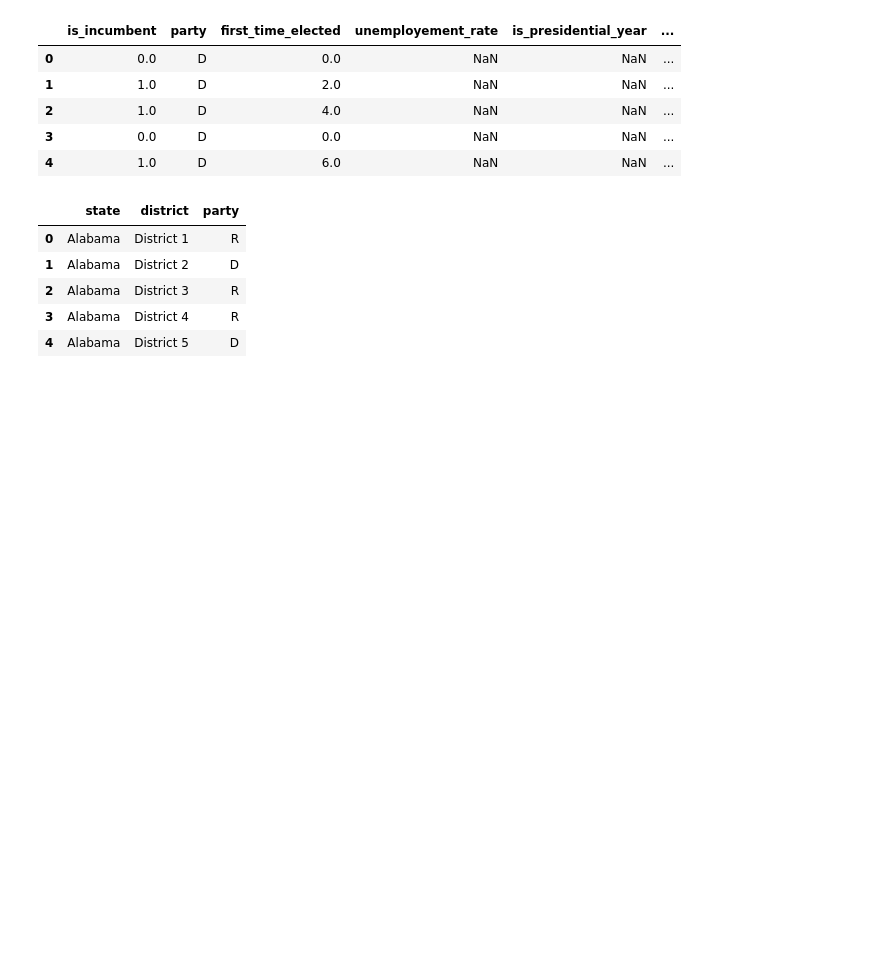
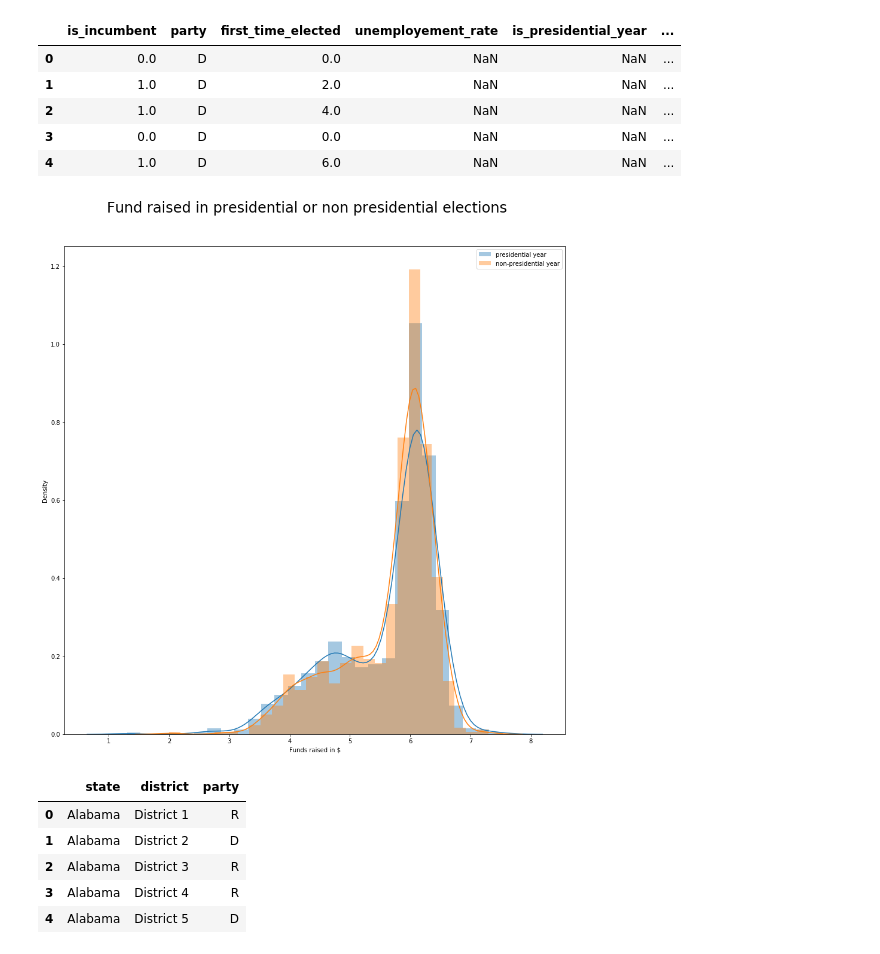
Before and after one commit to pmary/harvard_E-109A_final, a Jupyter notebook: 02_data_summary-Copy1.ipynb, the cells around one changed output. Drawn from its saved outputs; the diff is of its cells as text; code cells hidden in the pictures; blank space fills up the shorter version.

```diff
--- a/02_data_summary-Copy1.ipynb
+++ b/02_data_summary-Copy1.ipynb
@@ -137,15 +138,15 @@ def preprocess(train_df, df):
                   ]]
 
 msk=house_df['year']!=2018
-data_train, y_train=preprocess(house_df[msk], house_df[msk])
-data_test, y_test=preprocess(house_df[msk], house_df[~msk])
+data_train=preprocess(house_df[msk], house_df[msk])
+data_test=preprocess(house_df[msk], house_df[~msk])
 
 display(train_house_df.head())
 
 
-scaler = StandardScaler().fit(X_train_subset.reshape((800,28*28)))
-X_train_standard=scaler.transform(X_train_subset.reshape((800,28*28)))
-X_test_standard=scaler.transform(X_test_subset.reshape((X_test_subset.shape[0],28*28)))
+#scaler = StandardScaler().fit(X_train_subset.reshape((800,28*28)))
+#X_train_standard=scaler.transform(X_train_subset.reshape((800,28*28)))
+#X_test_standard=scaler.transform(X_test_subset.reshape((X_test_subset.shape[0],28*28)))
 # %% [output]
 In average, in the last 200 years, we have data from the last 11.3 elections in each district.
 Some districts are "new" as they exist only after a redistribution for a new congress.
@@ -161,18 +162,27 @@ We evaluate the partisanships of districts which exist at least since the last 5
 | 4 | 1.0 | D | 6.0 | NaN | NaN | ... |
 # %%
 #fundraising
-fig, ax = plt.subplots(1, 1, figsize=(15, 15))
-fig.suptitle('Fund raised in presidential or non presidential elections', fontsize=24, y=0.95)
-#print(i, year)
-sns.barplot(y='Election_Jurisdiction:id', x='Total_M$', hue='General_Party', data=df2[df2['Election_Year:id']==year].sort_values(['Total_M$'], ascending=False), ax=ax)
-#set x label
-ax.set_xlabel('Funds raised in M$')
-#set y label
-ax.set_ylabel('Election Jurisdiction')
-#set title
-#ax[i].set_title('year {}'.format(year))
-#set legend
-ax.legend()
+def fundraisingVsPresidentialYear(df):
+    df_plt=df.dropna(subset=['fundraising', 'is_presidential_year']).copy()
+    #df_plt.loc[df_plt['fundraising']<=0, 'fundraising']=1
+    df_plt=df_plt[df_plt['fundraising']>0]
+    df_plt['fundraising']=np.log10(df_plt['fundraising'])
+    fig, ax = plt.subplots(1, 1, figsize=(15, 15))
+    fig.suptitle('Fund raised in presidential or non presidential elections', fontsize=24, y=0.95)
+    #print(i, year)
+    sns.distplot(df_plt[df_plt['is_presidential_year']==1]['fundraising'], ax=ax, label='presidential year')
+    sns.distplot(df_plt[df_plt['is_presidential_year']==0]['fundraising'], ax=ax, label='non-presidential year')
+    #set x label
+    ax.set_xlabel('Funds raised in $')
+    #set y label
+    ax.set_ylabel('Density')
+    #set title
+    #ax[i].set_title('year {}'.format(year))
+    #set legend
+    ax.legend()
+fundraisingVsPresidentialYear(data_train)
+# %% [output]
+[figure, added]
 # %%
 #Baseline model
 house_df_grouped=house_df[(house_df['won']==1) & (house_df['year']!=2018)].groupby(['state', 'district', 'party'])['won'].count().reset_index(drop=False)
```
Also changed, not shown: parts of 1 cell of this notebook.
